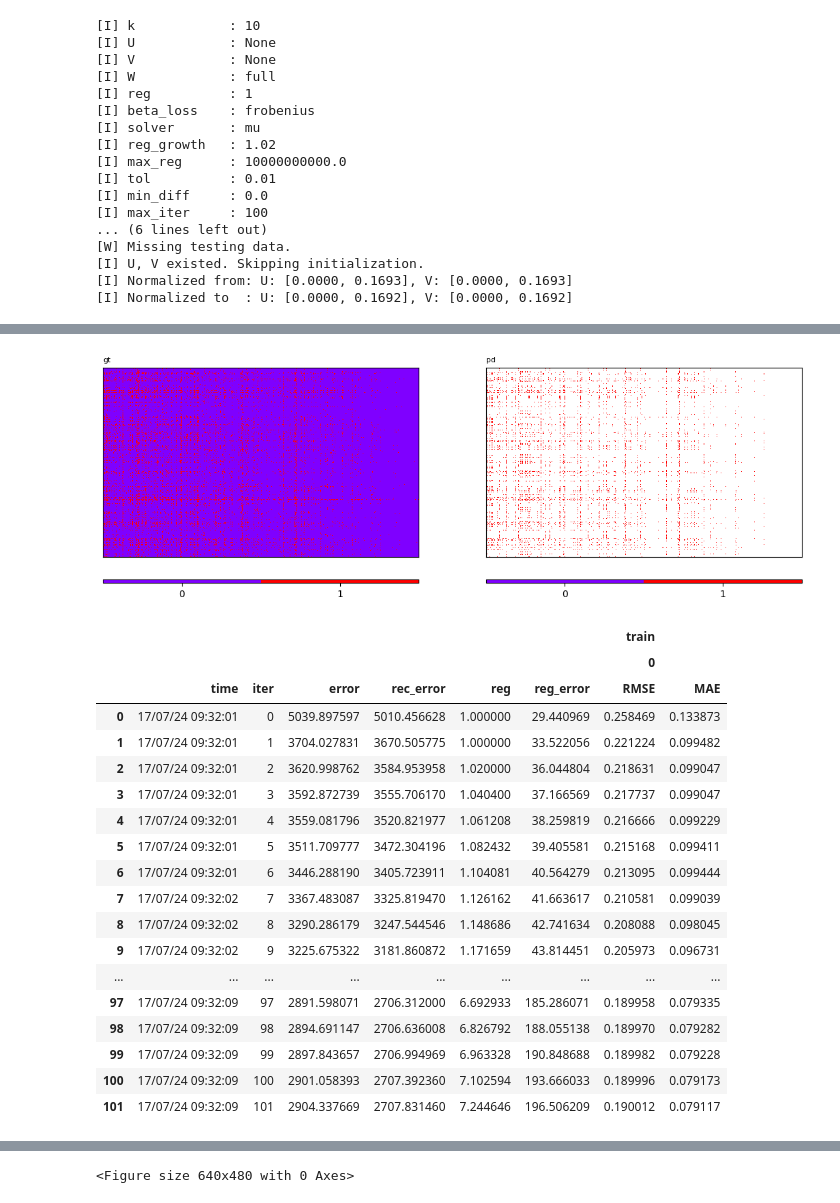
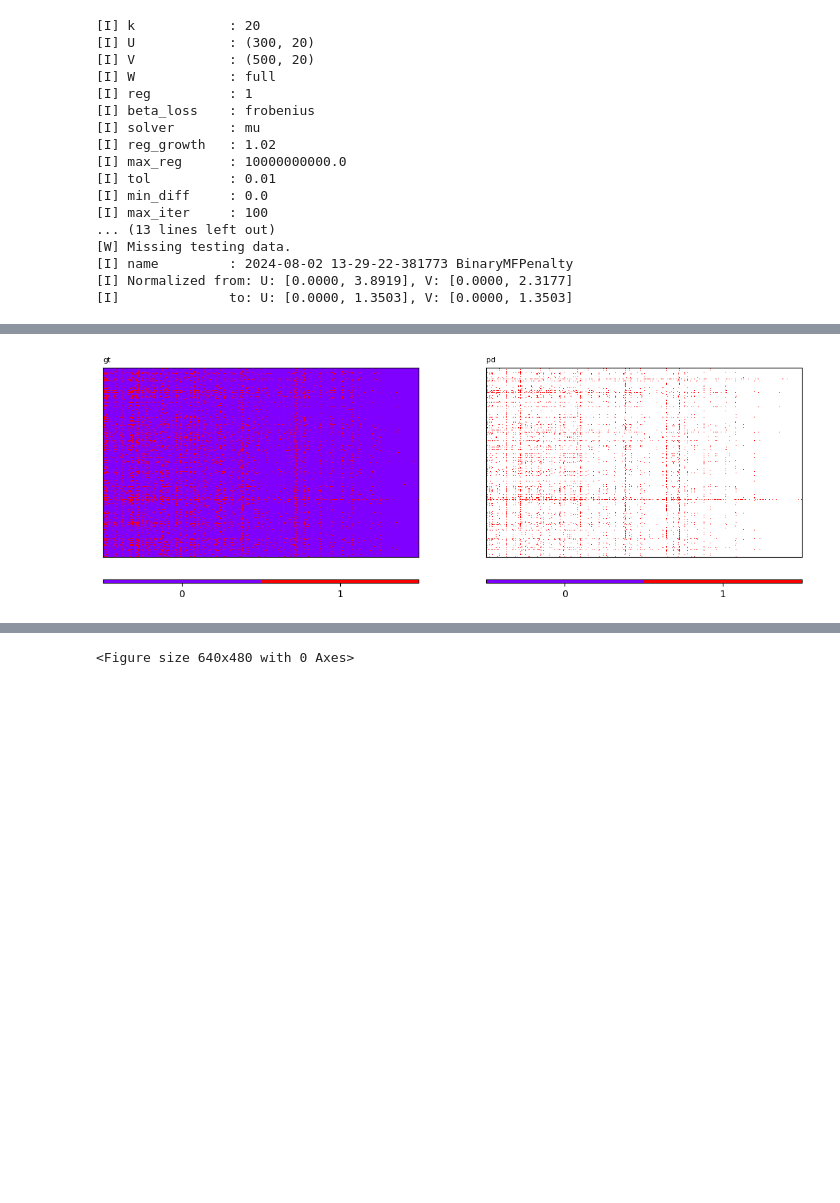
Before and after one commit to PreferredAI/PyBMF, a Jupyter notebook: examples/ex05_1_BinaryMFPenalty.ipynb, the cells around one changed output, grey strips where cells are left out. Drawn from its saved outputs; the diff is of its cells as text; code cells hidden in the pictures; blank space fills up the shorter version.

```diff
--- a/examples/ex05_1_BinaryMFPenalty.ipynb
+++ b/examples/ex05_1_BinaryMFPenalty.ipynb
@@ -65 +84,7 @@ X_train, X_val, X_test = split.X_train, split.X_val, split.X_test
+# %%
+# shared parameters
+
+k = 20
+W = 'full'
+task = 'reconstruction'
 # %% [markdown]
@@ -70,13 +98,10 @@ Otherwise, these entries will not be updated.
 # %%
-from models import NMFSklearn, WNMF
-from utils import show_factor_distribution
-
-k = 5
+from PyBMF.models import NMFSklearn, WNMF
+from PyBMF.utils import show_factor_distribution
 
 model_nmf = NMFSklearn(k=k, init_method='nndsvd', max_iter=1000, seed=2024)
-# model_nmf = WNMF(k=k, W='full', beta_loss='frobenius', init_method='normal', max_iter=1000, seed=2024)
+model_nmf.fit(X_train=X_train, save_model=False)
 
-model_nmf.fit(X_train=X_train, task='reconstruction', verbose=False, display=False)
-
-show_factor_distribution(U=model_nmf.U, V=model_nmf.V, resolution=100)
+# model_nmf = WNMF(k=k, W=W, beta_loss='frobenius', init_method='normal', max_iter=1000, seed=2024)
+# model_nmf.fit(X_train=X_train, task='reconstruction', verbose=False, display=False, show_logs=False, show_result=True, save_model=False)
 # %% [output]
@@ -103,27 +154,24 @@ show_factor_distribution(U=model_nmf.U, V=model_nmf.V, resolution=100)
 # %%
-from models import BinaryMFPenalty
+from PyBMF.models import BinaryMFPenalty
 import numpy as np
-from utils import show_factor_distribution
+from PyBMF.utils import show_factor_distribution
 
-# load U and V
-# U, V = model_nmf.U.copy(), model_nmf.V.copy()
-U, V = None, None
+U, V = model_nmf.U.copy(), model_nmf.V.copy()
 
-# BinaryMFPenalty
-k = 10
+init_method = 'custom'
+normalize_method = 'balance'
+max_iter = 100
 reg = 1
 reg_growth = 1.02
-W = 'full'
-task = 'reconstruction'
+seed = 2024
 
-model_bmfp_1 = BinaryMFPenalty(k=k, U=U, V=V, W=W, reg=reg, reg_growth=reg_growth, init_method='uniform', max_iter=100, seed=2024)
-model_bmfp_1.fit(X_train=X_train, task=task, verbose=False, display=False)
+model_bmfp_1 = BinaryMFPenalty(k=k, U=U, V=V, W=W, reg=reg, reg_growth=reg_growth, init_method=init_method, normalize_method=normalize_method, max_iter=max_iter, seed=seed)
 
-# show_factor_distribution(U=model_bmfp_1.U, V=model_bmfp_1.V, resolution=100)
+model_bmfp_1.fit(X_train=X_train, task=task, verbose=False, display=False, show_logs=False, show_result=True, save_model=False)
 # %% [output]
-[I] k            : 10
-[I] U            : None
-[I] V            : None
+[I] k            : 20
+[I] U            : (300, 20)
+[I] V            : (500, 20)
 [I] W            : full
 [I] reg          : 1
 [I] beta_loss    : frobenius
@@ -133,9 +181,9 @@ model_bmfp_1.fit(X_train=X_train, task=task, verbose=False, display=False)
 [I] tol          : 0.01
 [I] min_diff     : 0.0
 [I] max_iter     : 100
-... (6 lines left out)
+... (13 lines left out)
 [W] Missing testing data.
-[I] U, V existed. Skipping initialization.
-[I] Normalized from: U: [0.0000, 0.1693], V: [0.0000, 0.1693]
-[I] Normalized to  : U: [0.0000, 0.1692], V: [0.0000, 0.1692]
+[I] name         : 2024-08-02 13-29-22-381773 BinaryMFPenalty
+[I] Normalized from: U: [0.0000, 3.8919], V: [0.0000, 2.3177]
+[I]              to: U: [0.0000, 1.3503], V: [0.0000, 1.3503]
 [W] Stopped in advance: Reach maximum iteration
@@ -144,20 +191 @@ model_bmfp_1.fit(X_train=X_train, task=task, verbose=False, display=False)
-[figure, old version]
+[figure, new version]
-|  |  |  |  |  |  |  | train |  |
-|  |  |  |  |  |  |  | 0 |  |
-|  | time | iter | error | rec_error | reg | reg_error | RMSE | MAE |
-| 0 | 17/07/24 09:32:01 | 0 | 5039.897597 | 5010.456628 | 1.000000 | 29.440969 | 0.258469 | 0.133873 |
-| 1 | 17/07/24 09:32:01 | 1 | 3704.027831 | 3670.505775 | 1.000000 | 33.522056 | 0.221224 | 0.099482 |
-| 2 | 17/07/24 09:32:01 | 2 | 3620.998762 | 3584.953958 | 1.020000 | 36.044804 | 0.218631 | 0.099047 |
-| 3 | 17/07/24 09:32:01 | 3 | 3592.872739 | 3555.706170 | 1.040400 | 37.166569 | 0.217737 | 0.099047 |
-| 4 | 17/07/24 09:32:01 | 4 | 3559.081796 | 3520.821977 | 1.061208 | 38.259819 | 0.216666 | 0.099229 |
-| 5 | 17/07/24 09:32:01 | 5 | 3511.709777 | 3472.304196 | 1.082432 | 39.405581 | 0.215168 | 0.099411 |
-| 6 | 17/07/24 09:32:01 | 6 | 3446.288190 | 3405.723911 | 1.104081 | 40.564279 | 0.213095 | 0.099444 |
-| 7 | 17/07/24 09:32:02 | 7 | 3367.483087 | 3325.819470 | 1.126162 | 41.663617 | 0.210581 | 0.099039 |
-| 8 | 17/07/24 09:32:02 | 8 | 3290.286179 | 3247.544546 | 1.148686 | 42.741634 | 0.208088 | 0.098045 |
-| 9 | 17/07/24 09:32:02 | 9 | 3225.675322 | 3181.860872 | 1.171659 | 43.814451 | 0.205973 | 0.096731 |
-| ... | ... | ... | ... | ... | ... | ... | ... | ... |
-| 97 | 17/07/24 09:32:09 | 97 | 2891.598071 | 2706.312000 | 6.692933 | 185.286071 | 0.189958 | 0.079335 |
-| 98 | 17/07/24 09:32:09 | 98 | 2894.691147 | 2706.636008 | 6.826792 | 188.055138 | 0.189970 | 0.079282 |
-| 99 | 17/07/24 09:32:09 | 99 | 2897.843657 | 2706.994969 | 6.963328 | 190.848688 | 0.189982 | 0.079228 |
-| 100 | 17/07/24 09:32:09 | 100 | 2901.058393 | 2707.392360 | 7.102594 | 193.666033 | 0.189996 | 0.079173 |
-| 101 | 17/07/24 09:32:09 | 101 | 2904.337669 | 2707.831460 | 7.244646 | 196.506209 | 0.190012 | 0.079117 |
```
Also changed, not shown: parts of 23 cells of this notebook, 9 other files.
